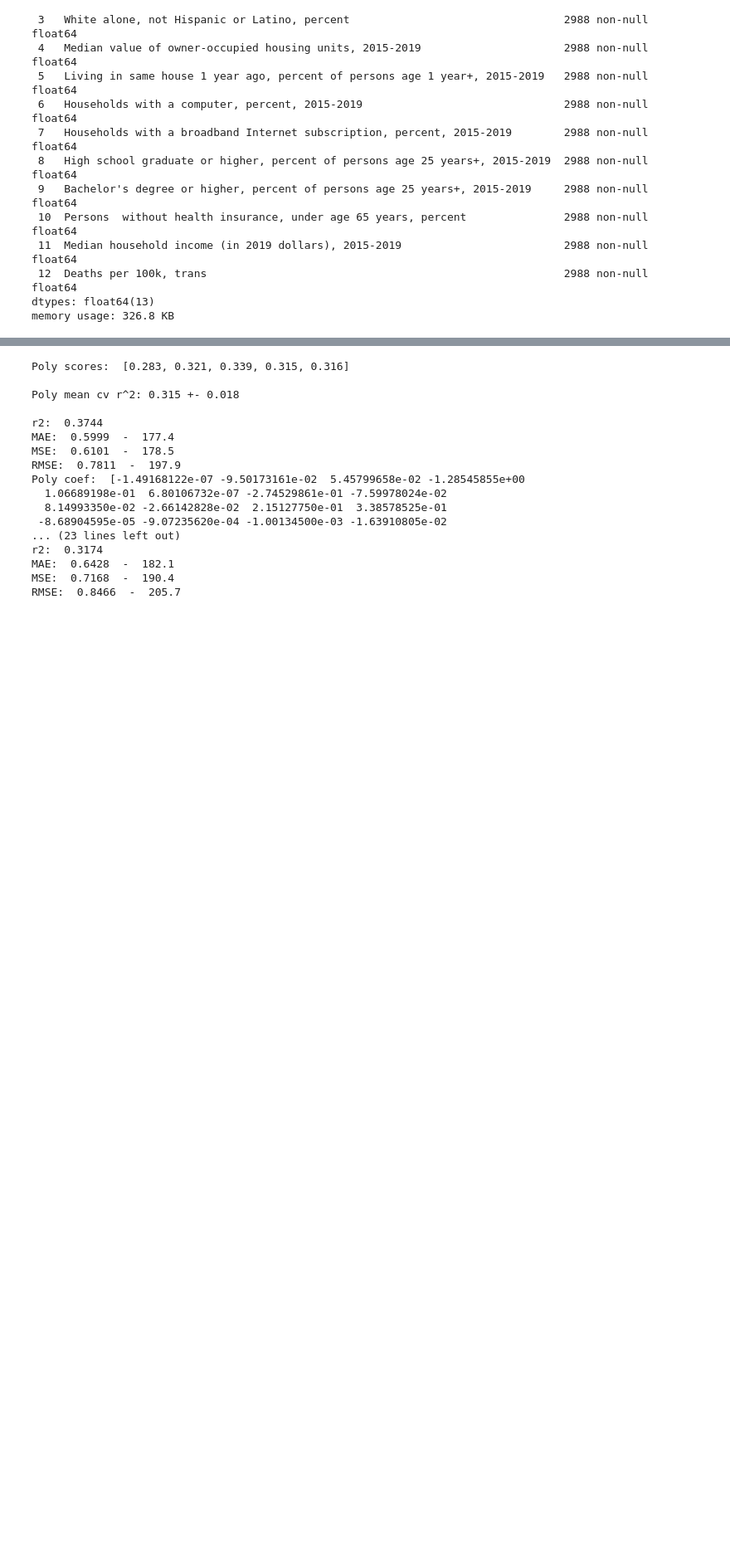
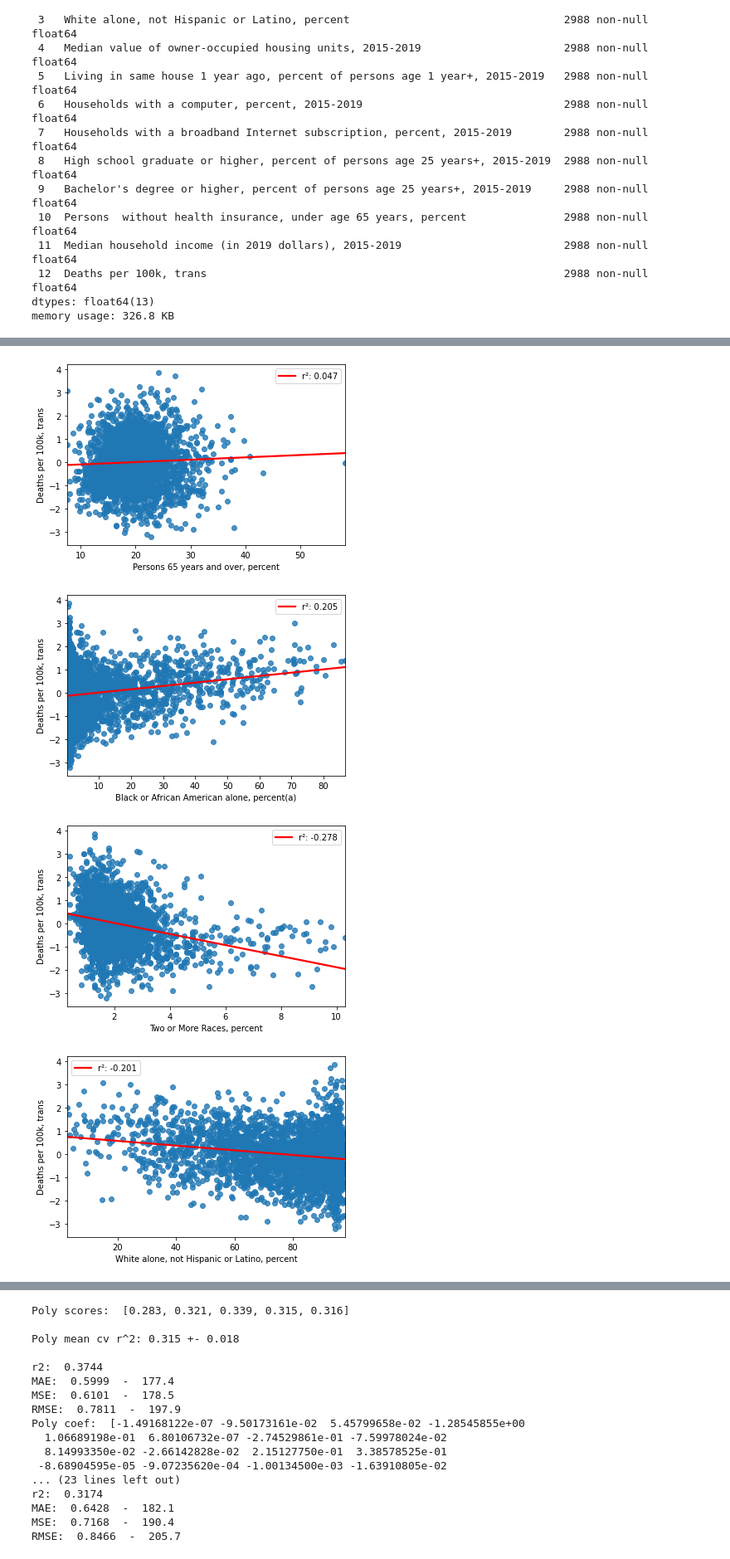
Before and after one commit to nkinnaird/CountyCovidIndexing, a Jupyter notebook: code/doRegression.ipynb, the cells around one changed output, grey strips where cells are left out. Shown: that part at 83% size. Cells and saved outputs as stored; diff of their text form; code cells hidden in the pictures; blank space fills up the shorter version.

```diff
--- a/code/doRegression.ipynb
+++ b/code/doRegression.ipynb
@@ -150,0 +165,18 @@ memory usage: 326.8 KB
+# %%
+corr_mat = main_features_df.corr()
+corr_vals = []
+
+for index,value in corr_mat['Deaths per 100k, trans'].iteritems():
+    corr_vals.append(value)
+
+for i, col in enumerate(main_features_df.columns):
+#     sns.scatterplot(data=main_features_df, alpha=.1, x=col, y='Deaths per 100k, trans')
+    ax = sns.regplot(data=main_features_df, x=col, y='Deaths per 100k, trans', line_kws={'color': 'r'}, ci=None)
+    ax.legend(labels=[f'r\N{SUPERSCRIPT TWO}: {corr_vals[i]:.3f}'])
+    plt.savefig(f'Images/col{i}_corr.png')
+    plt.show()
+# %% [output]
+[figure, added]
+[figure, added]
+[figure, added]
+[figure, added]
```
Also changed, not shown: parts of 10 cells of this notebook, 20 other files.
